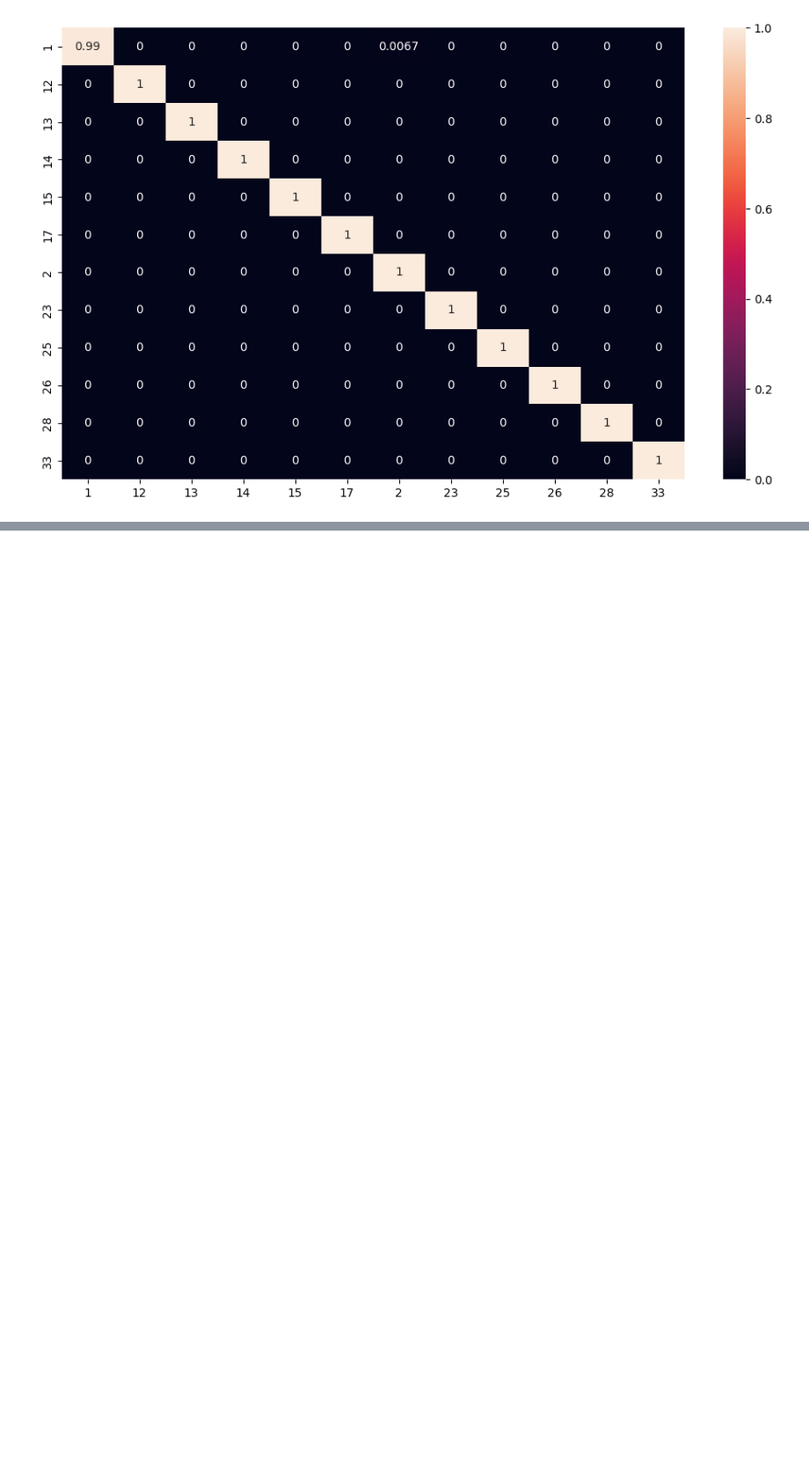
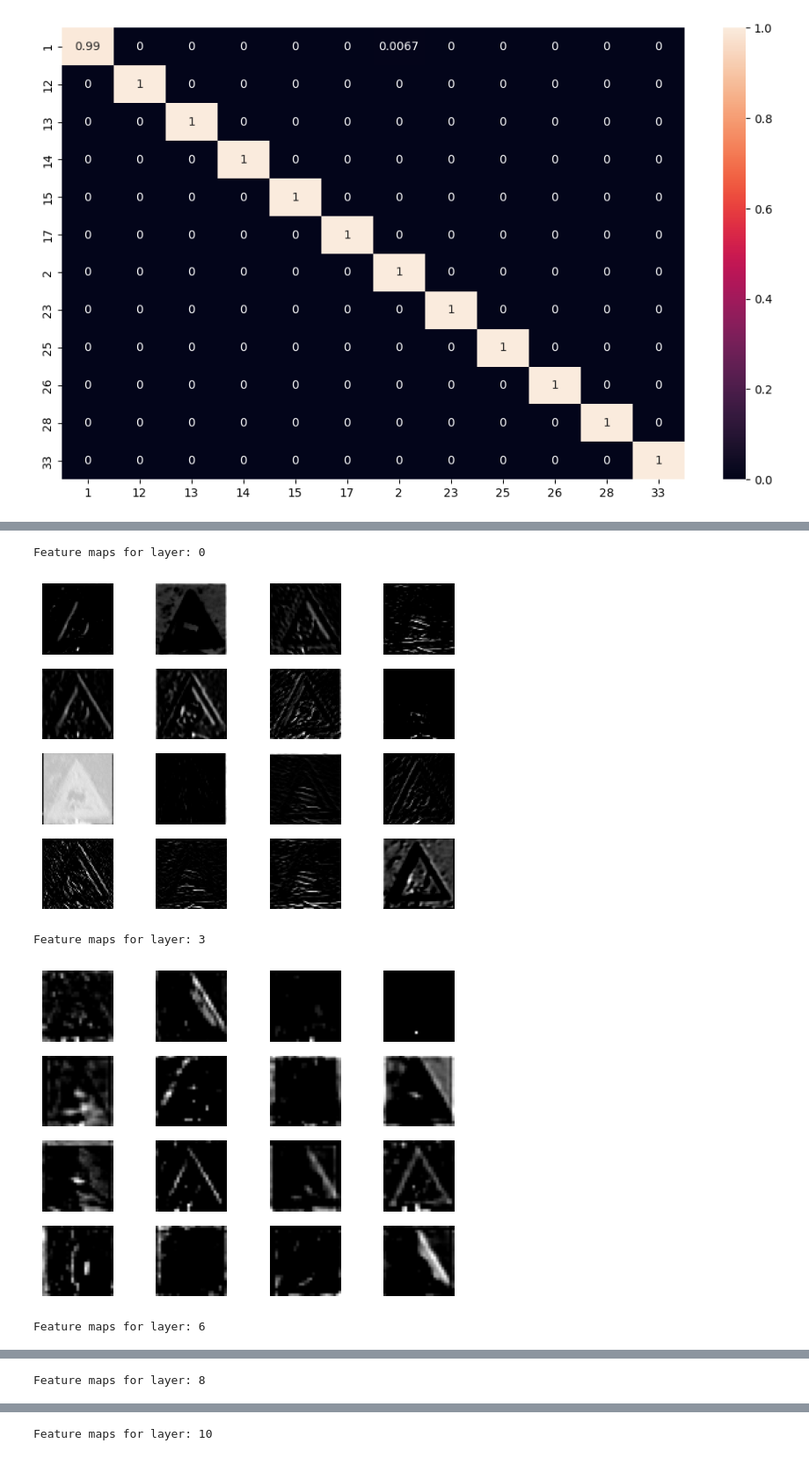
Before and after one commit to DaverSVK/HNS_Znacky_Zadanie1, a Jupyter notebook: notebooks/train_AlexNet.ipynb, the cells around one changed output, grey strips where cells are left out. Shown at 88% size. Saved outputs shown, nothing was run; the diff lists cells and outputs as text; code cells hidden in the pictures; blank space fills up the shorter version.

Commit message:
add custom model, feature visualization

```diff
--- a/notebooks/train_AlexNet.ipynb
+++ b/notebooks/train_AlexNet.ipynb
@@ -265,0 +266,36 @@ weighted avg       1.00      1.00      1.00      3018
+# %%
+def visualize_feature_maps(model, image):
+  activation = {}
+  def get_activation(name):
+    def hook(model, input, output):
+      activation[name] = output.detach()
+    return hook
+
+  for name, layer in model.named_modules():
+    if isinstance(layer, (nn.Conv2d, nn.ConvTranspose2d)):
+      layer.register_forward_hook(get_activation(name))
+
+  _ = model(image)
+
+  for name, features in activation.items():
+    if isinstance(model._modules[name], (nn.Conv2d, nn.ConvTranspose2d)):
+      print(f"Feature maps for layer: {name}")
+      feature_num = features.shape[1]
+
+      for i in range(min(feature_num, 16)):
+        plt.subplot(4, 4, i + 1)
+        plt.imshow(features[0, i, :, :].cpu().numpy(), cmap='gray')
+        plt.axis('off')
+      plt.show()
+
+
+inp, _ = dataset_val.__getitem__(0)
+inp = inp[None, :, :, :].to(_DEVICE)
+
+visualize_feature_maps(model.features, inp)
+# %% [output]
+Feature maps for layer: 0
+[figure, added]
+Feature maps for layer: 3
+[figure, added]
+Feature maps for layer: 6
@@ -265,0 +303 @@ weighted avg       1.00      1.00      1.00      3018
+Feature maps for layer: 8
@@ -265,0 +305 @@ weighted avg       1.00      1.00      1.00      3018
+Feature maps for layer: 10
```
Also changed, not shown: parts of 4 cells of this notebook, 4 other files.
